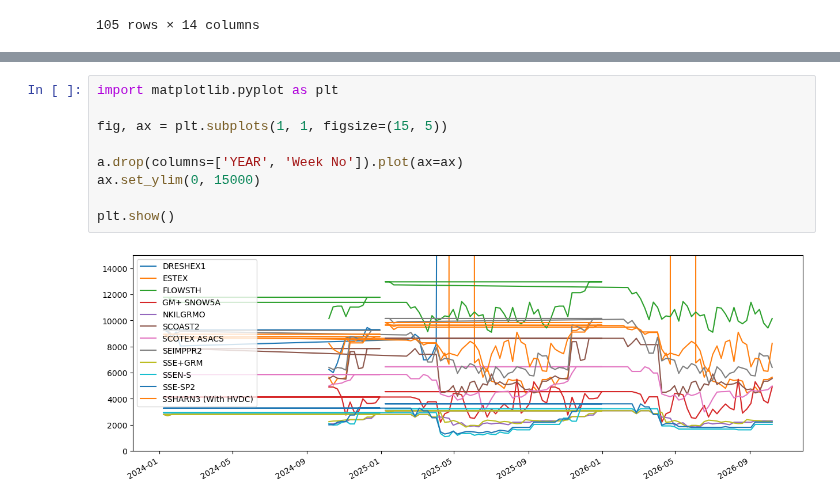
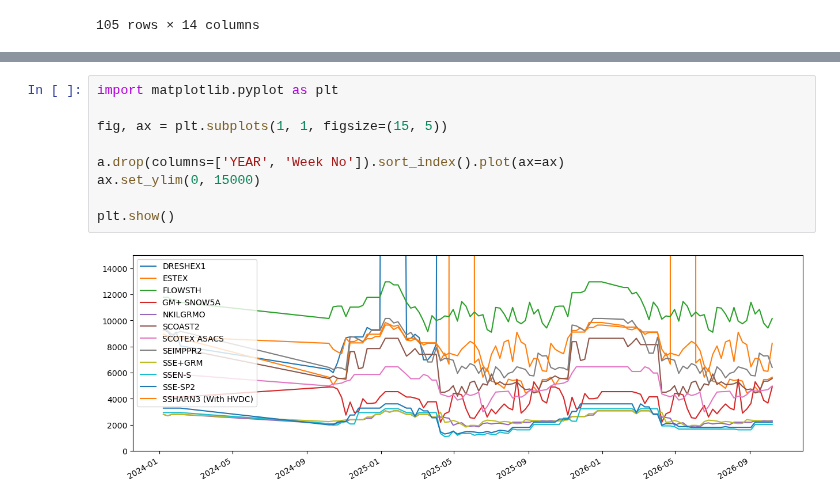
Before and after one commit to LukasFrankenQ/GBPower, a Jupyter notebook: notebooks/get_boundary_flows.ipynb, the cells around one changed output, grey strips where cells are left out. Cells and saved outputs as stored; diff of their text form.

```diff
--- a/notebooks/get_boundary_flows.ipynb
+++ b/notebooks/get_boundary_flows.ipynb
@@ -191,11 +322,11 @@ df
 # %%
 import matplotlib.pyplot as plt
 
 fig, ax = plt.subplots(1, 1, figsize=(15, 5))
 
-a.drop(columns=['YEAR', 'Week No']).plot(ax=ax)
+a.drop(columns=['YEAR', 'Week No']).sort_index().plot(ax=ax)
 ax.set_ylim(0, 15000)
 
 plt.show()
 # %% [output]
-[figure, old version]
+[figure, new version]
```
Also changed, not shown: parts of 4 cells of this notebook, 1 other file.
